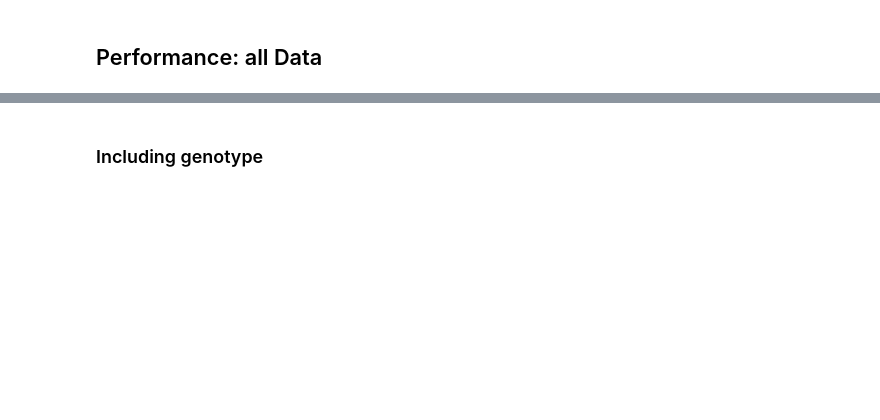
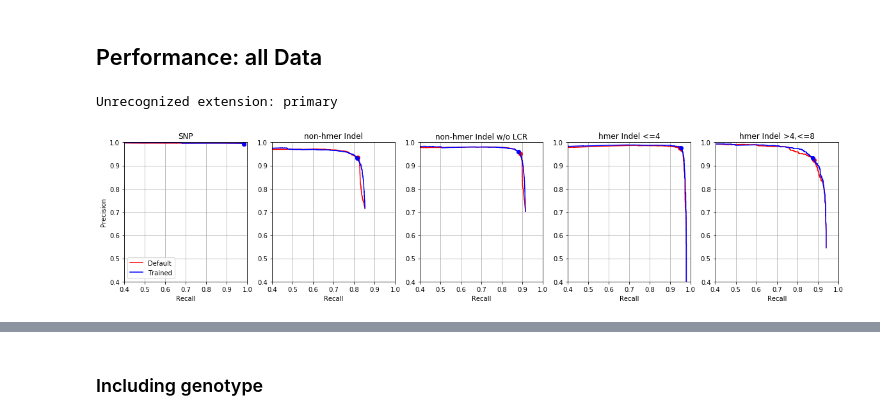
Before and after one commit to Ultimagen/VariantCalling, a Jupyter notebook: src/python/reports/createVarReport.ipynb, the cells around one changed output, grey strips where cells are left out. Drawn from its saved outputs; the diff is of its cells as text; code cells hidden in the pictures; blank space fills up the shorter version.

Commit message:
added nexus plots

```diff
--- a/src/python/reports/createVarReport.ipynb
+++ b/src/python/reports/createVarReport.ipynb
@@ -6,6 +6,7 @@ import pandas as pd
 import h5py
 import matplotlib.pyplot as plt
 import numpy as np
+import nexusplt as nxp
 from configparser import ConfigParser
 
 pd.options.display.float_format = '{:,.2%}'.format
@@ -23,6 +24,8 @@ for name in prmNames:
     prm[name]=parser.get('VarReport', name)
 
 h5outfile = parser.get('VarReport', 'h5_output', fallback='var_report.h5')
+imgpref = parser.get('VarReport', 'image_output_prefix', fallback='var_report')+'.'
+imgdir = 'plots'
 
 sources = {'Default':(prm['h5_concordance_file'],"concordance"),
            'Trained':(prm['h5_model_file'],"scored_concordance")
@@ -104,7 +114,7 @@ def calcPerformance(data, gt=False):
             d[['recall','precision','f1']][d['opt'] & d['mask']],
             numPos,numNeg)
 # %%
-def plotPerformance(perfCurve,optRes,categories,ext=None):
+def plotPerformance(perfCurve,optRes,categories,ext=None,img=None):
     n=len(categories)
     fig, ax = plt.subplots(1,n,figsize=(4*n,4))
     col=['r','b','g','m','k']
@@ -125,6 +135,10 @@ def plotPerformance(perfCurve,optRes,categories,ext=None):
 
     ax[0].set_ylabel("Precision")
     ax[0].legend(loc='lower left')
+
+    if img:
+        nxp.save(fig,imgpref+img)
+        nxp.save(fig,imgpref+img,'png',outdir=imgdir)
 
 
 def getPerformance(data,categories,gt=False):
@@ -157,7 +171,10 @@ def getPerformance(data,categories,gt=False):
 # %%
 categories=['SNP','non-hmer Indel','non-hmer Indel w/o LCR','hmer Indel <=4','hmer Indel >4,<=8']
 optTab1,optRes,perfCurve=getPerformance(data,categories)
-plotPerformance(perfCurve,optRes,categories)
+plotPerformance(perfCurve,optRes,categories,img='all.primary')
+# %% [output]
+Unrecognized extension: primary
+[figure, added]
 # %%
 categories=['hmer Indel 4','hmer Indel 5','hmer Indel 6','hmer Indel 7','hmer Indel 8','hmer Indel >8,<=10']
 optTab2,optRes,perfCurve=getPerformance(data,categories)
```
Also changed, not shown: parts of 15 cells of this notebook, 1 other file.
